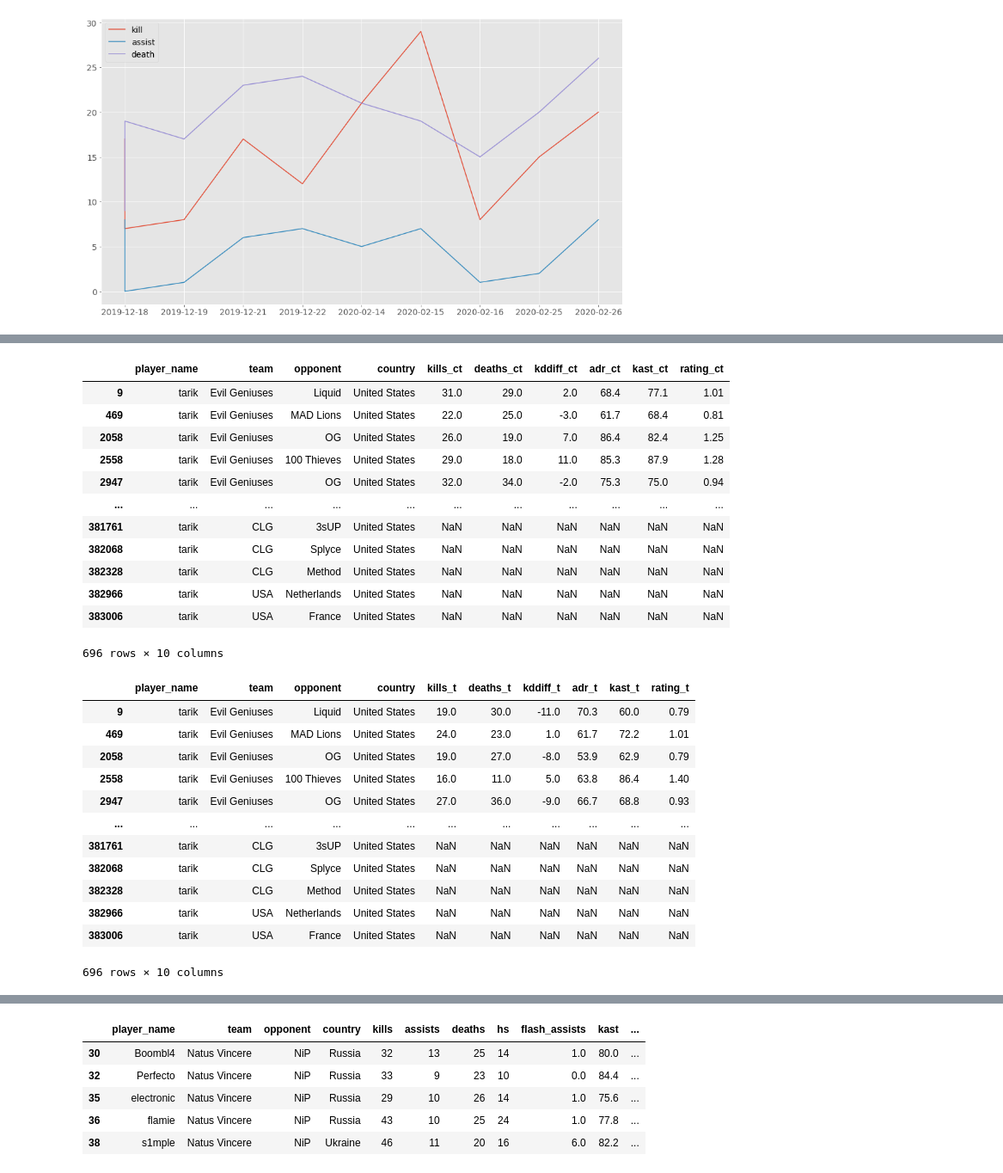
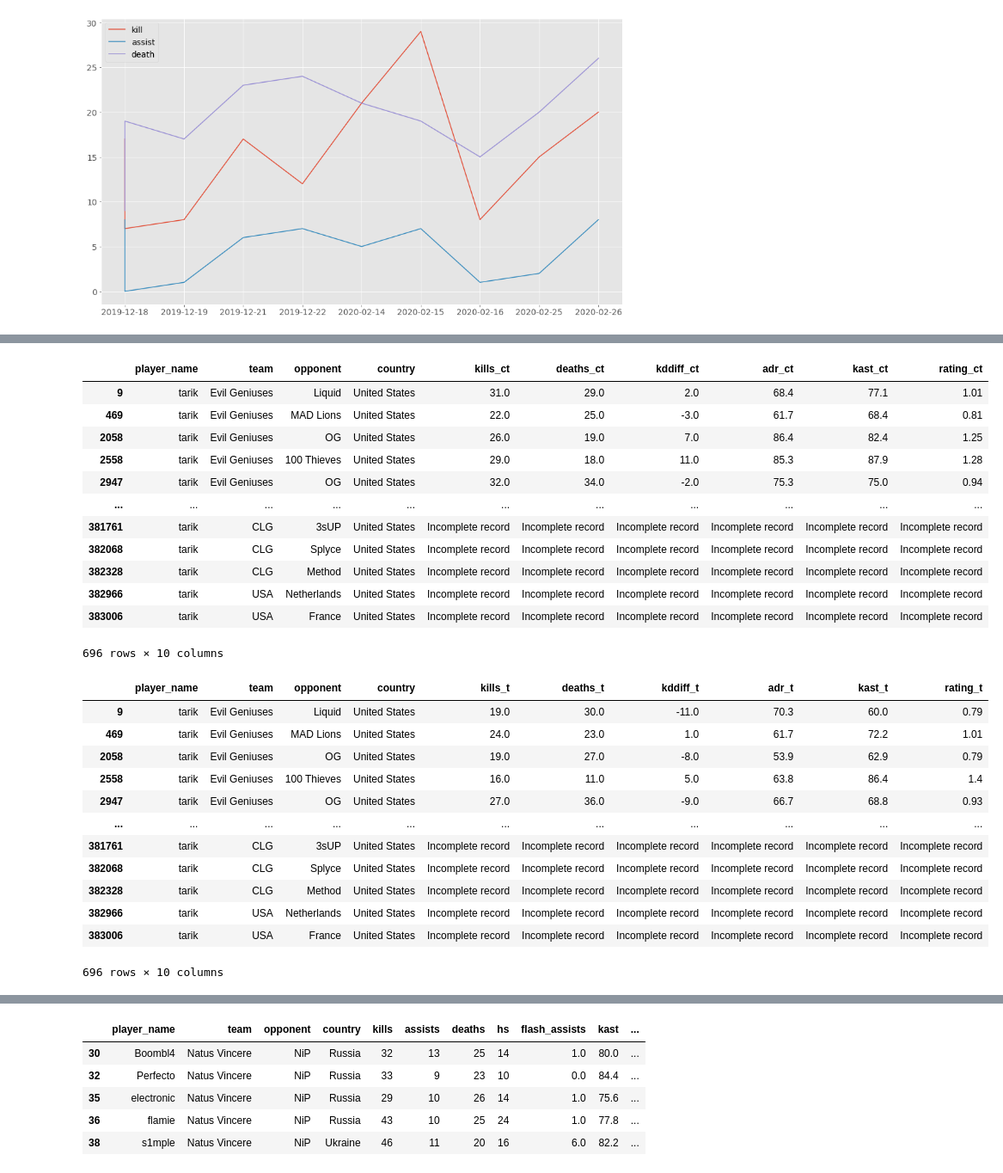
Before and after one commit to siark98/project_general_assembly, a Jupyter notebook: player.ipynb, the cells around one changed output, grey strips where cells are left out. Shown at 86% size. Cells and saved outputs as stored; diff of their text form; code cells hidden in the pictures.

```diff
--- a/player.ipynb
+++ b/player.ipynb
@@ -175,34 +158,34 @@ player[(player['player_name']=='tarik') & player['map_3'].notnull()].iloc[:,np.r
 # %%
 #Counter terrorist side performance of selected player
-player[player['player_name']=='tarik'].iloc[:,np.r_[1:5,53:59]]
+player[player['player_name']=='tarik'].iloc[:,np.r_[1:5,53:59]].fillna(value='Incomplete record')
 # %% [output]
 |  | player_name | team | opponent | country | kills_ct | deaths_ct | kddiff_ct | adr_ct | kast_ct | rating_ct |
 | 9 | tarik | Evil Geniuses | Liquid | United States | 31.0 | 29.0 | 2.0 | 68.4 | 77.1 | 1.01 |
 | 469 | tarik | Evil Geniuses | MAD Lions | United States | 22.0 | 25.0 | -3.0 | 61.7 | 68.4 | 0.81 |
 | 2058 | tarik | Evil Geniuses | OG | United States | 26.0 | 19.0 | 7.0 | 86.4 | 82.4 | 1.25 |
 | 2558 | tarik | Evil Geniuses | 100 Thieves | United States | 29.0 | 18.0 | 11.0 | 85.3 | 87.9 | 1.28 |
 | 2947 | tarik | Evil Geniuses | OG | United States | 32.0 | 34.0 | -2.0 | 75.3 | 75.0 | 0.94 |
 | ... | ... | ... | ... | ... | ... | ... | ... | ... | ... | ... |
-| 381761 | tarik | CLG | 3sUP | United States | NaN | NaN | NaN | NaN | NaN | NaN |
-| 382068 | tarik | CLG | Splyce | United States | NaN | NaN | NaN | NaN | NaN | NaN |
-| 382328 | tarik | CLG | Method | United States | NaN | NaN | NaN | NaN | NaN | NaN |
-| 382966 | tarik | USA | Netherlands | United States | NaN | NaN | NaN | NaN | NaN | NaN |
-| 383006 | tarik | USA | France | United States | NaN | NaN | NaN | NaN | NaN | NaN |
+| 381761 | tarik | CLG | 3sUP | United States | Incomplete record | Incomplete record | Incomplete record | Incomplete record | Incomplete record | Incomplete record |
+| 382068 | tarik | CLG | Splyce | United States | Incomplete record | Incomplete record | Incomplete record | Incomplete record | Incomplete record | Incomplete record |
+| 382328 | tarik | CLG | Method | United States | Incomplete record | Incomplete record | Incomplete record | Incomplete record | Incomplete record | Incomplete record |
+| 382966 | tarik | USA | Netherlands | United States | Incomplete record | Incomplete record | Incomplete record | Incomplete record | Incomplete record | Incomplete record |
+| 383006 | tarik | USA | France | United States | Incomplete record | Incomplete record | Incomplete record | Incomplete record | Incomplete record | Incomplete record |
 696 rows × 10 columns
 # %%
 #Terrorist side performance of selected player
-player[player['player_name']=='tarik'].iloc[:,np.r_[1:5,59:65]]
+player[player['player_name']=='tarik'].iloc[:,np.r_[1:5,59:65]].fillna(value='Incomplete record')
 # %% [output]
 |  | player_name | team | opponent | country | kills_t | deaths_t | kddiff_t | adr_t | kast_t | rating_t |
 | 9 | tarik | Evil Geniuses | Liquid | United States | 19.0 | 30.0 | -11.0 | 70.3 | 60.0 | 0.79 |
 | 469 | tarik | Evil Geniuses | MAD Lions | United States | 24.0 | 23.0 | 1.0 | 61.7 | 72.2 | 1.01 |
 | 2058 | tarik | Evil Geniuses | OG | United States | 19.0 | 27.0 | -8.0 | 53.9 | 62.9 | 0.79 |
-| 2558 | tarik | Evil Geniuses | 100 Thieves | United States | 16.0 | 11.0 | 5.0 | 63.8 | 86.4 | 1.40 |
+| 2558 | tarik | Evil Geniuses | 100 Thieves | United States | 16.0 | 11.0 | 5.0 | 63.8 | 86.4 | 1.4 |
 | 2947 | tarik | Evil Geniuses | OG | United States | 27.0 | 36.0 | -9.0 | 66.7 | 68.8 | 0.93 |
 | ... | ... | ... | ... | ... | ... | ... | ... | ... | ... | ... |
-| 381761 | tarik | CLG | 3sUP | United States | NaN | NaN | NaN | NaN | NaN | NaN |
-| 382068 | tarik | CLG | Splyce | United States | NaN | NaN | NaN | NaN | NaN | NaN |
-| 382328 | tarik | CLG | Method | United States | NaN | NaN | NaN | NaN | NaN | NaN |
-| 382966 | tarik | USA | Netherlands | United States | NaN | NaN | NaN | NaN | NaN | NaN |
-| 383006 | tarik | USA | France | United States | NaN | NaN | NaN | NaN | NaN | NaN |
+| 381761 | tarik | CLG | 3sUP | United States | Incomplete record | Incomplete record | Incomplete record | Incomplete record | Incomplete record | Incomplete record |
+| 382068 | tarik | CLG | Splyce | United States | Incomplete record | Incomplete record | Incomplete record | Incomplete record | Incomplete record | Incomplete record |
+| 382328 | tarik | CLG | Method | United States | Incomplete record | Incomplete record | Incomplete record | Incomplete record | Incomplete record | Incomplete record |
+| 382966 | tarik | USA | Netherlands | United States | Incomplete record | Incomplete record | Incomplete record | Incomplete record | Incomplete record | Incomplete record |
+| 383006 | tarik | USA | France | United States | Incomplete record | Incomplete record | Incomplete record | Incomplete record | Incomplete record | Incomplete record |
 696 rows × 10 columns
```
Also changed, not shown: parts of 8 cells of this notebook.
